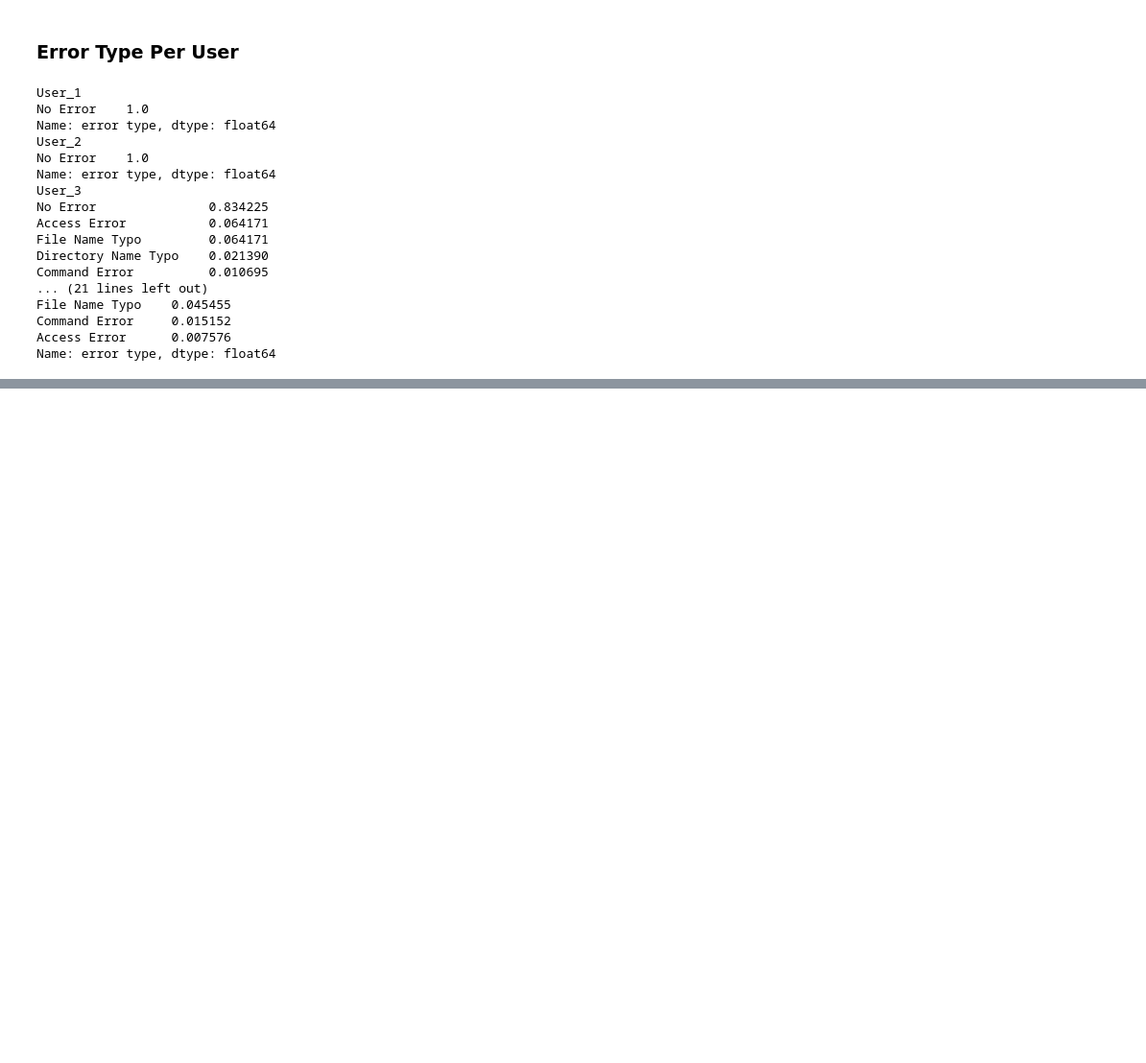
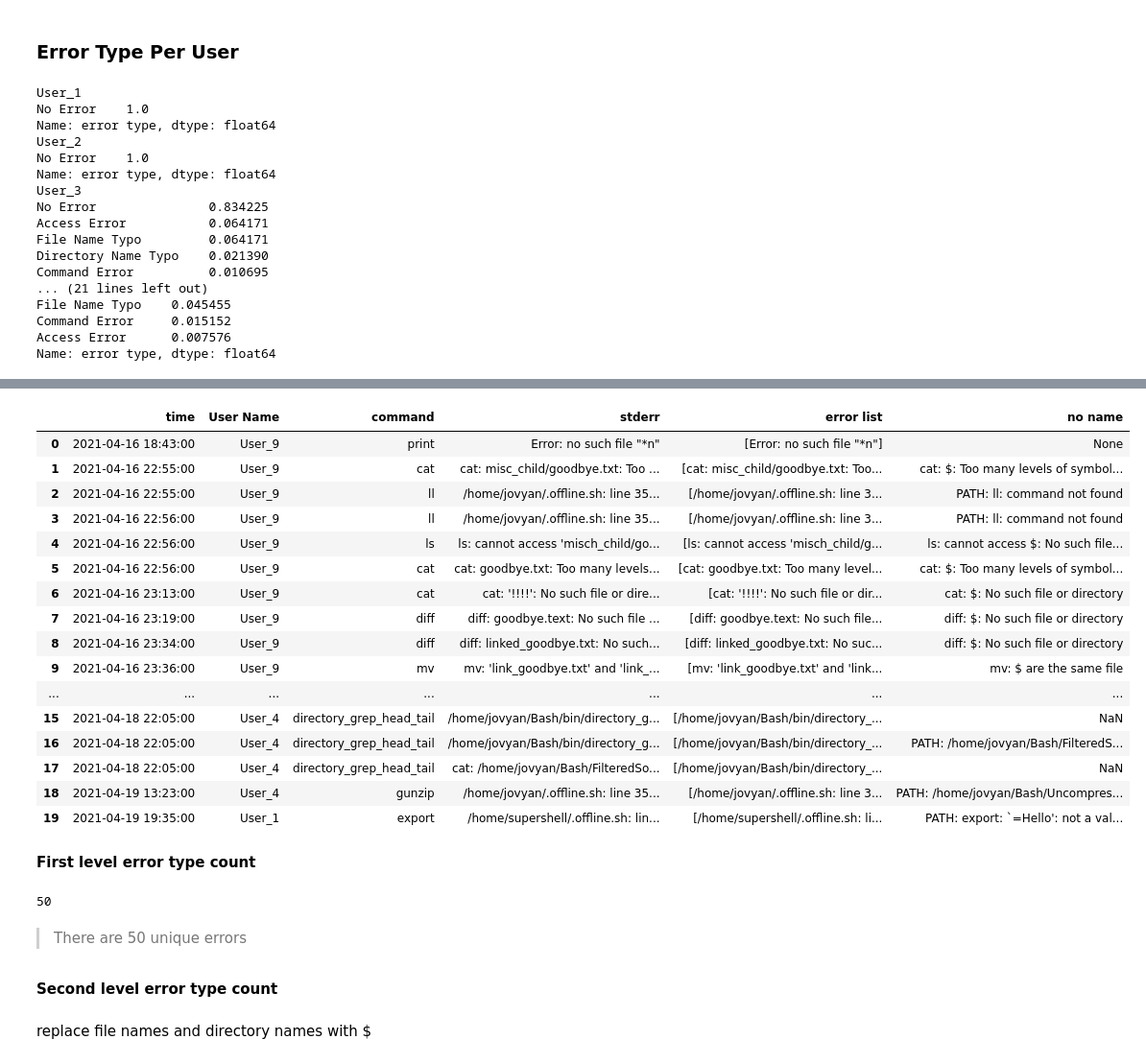
Before and after one commit to GuningShen/error-suggestion, a Jupyter notebook: Error_Analyzer.ipynb, the cells around one changed output, grey strips where cells are left out. Shown at 96% size. Drawn from its saved outputs; the diff is of its cells as text; code cells hidden in the pictures; blank space fills up the shorter version.

```diff
--- a/Error_Analyzer.ipynb
+++ b/Error_Analyzer.ipynb
@@ -286,0 +359,7 @@ Name: error type, dtype: float64
+# %%
+def error_splitter(errors):
+    return errors.splitlines()
+# %%
+unique_error["error list"] = unique_error["stderr"].apply(lambda x: error_splitter(x))
+unique_error_2 = unique_error.copy()
+unique_error_2.head()
@@ -286,0 +373,31 @@ Name: error type, dtype: float64
+# %%
+def error_expander(row):
+    new = []
+    error_list = row["error list"]
+    if (len(error_list) <= 1):
+        return new
+    else:
+        for error in error_list:
+            time = row["time"]
+            user_name = row["User Name"]
+            command = row["command"]
+            to_add = {
+                "time": time,
+                "User Name": user_name,
+                "command": command,
+                "stderr": error,
+                "error list": error_list
+            }
+            new.append(to_add)
+        return new
+# %%
+rows = unique_error.apply(lambda x: error_expander(x), axis=1)
+
+new = []
+for row in rows:
+    if (len(row) > 0):
+        for i in range(len(row)):
+            if (i > 0):
+                new.append(row[i])
+
+new[0:2]
@@ -286,0 +417,38 @@ Name: error type, dtype: float64
+# %%
+new_frame = pd.DataFrame.from_records(new)
+error_expand = pd.concat([unique_error, new_frame], ignore_index=True)
+error_expand.sort_values(by=['time'], inplace=True)
+error_expand.reset_index(drop=True, inplace=True)
+error_expand.head(20)
+# %% [output]
+|  | time | User Name | command | stderr | error list | no name |
+| 0 | 2021-04-16 18:43:00 | User_9 | print | Error: no such file "*n" | [Error: no such file "*n"] | None |
+| 1 | 2021-04-16 22:55:00 | User_9 | cat | cat: misc_child/goodbye.txt: Too ... | [cat: misc_child/goodbye.txt: Too... | cat: $: Too many levels of symbol... |
+| 2 | 2021-04-16 22:55:00 | User_9 | ll | /home/jovyan/.offline.sh: line 35... | [/home/jovyan/.offline.sh: line 3... | PATH: ll: command not found |
+| 3 | 2021-04-16 22:56:00 | User_9 | ll | /home/jovyan/.offline.sh: line 35... | [/home/jovyan/.offline.sh: line 3... | PATH: ll: command not found |
+| 4 | 2021-04-16 22:56:00 | User_9 | ls | ls: cannot access 'misch_child/go... | [ls: cannot access 'misch_child/g... | ls: cannot access $: No such file... |
+| 5 | 2021-04-16 22:56:00 | User_9 | cat | cat: goodbye.txt: Too many levels... | [cat: goodbye.txt: Too many level... | cat: $: Too many levels of symbol... |
+| 6 | 2021-04-16 23:13:00 | User_9 | cat | cat: '!!!!': No such file or dire... | [cat: '!!!!': No such file or dir... | cat: $: No such file or directory |
+| 7 | 2021-04-16 23:19:00 | User_9 | diff | diff: goodbye.text: No such file ... | [diff: goodbye.text: No such file... | diff: $: No such file or directory |
+| 8 | 2021-04-16 23:34:00 | User_9 | diff | diff: linked_goodbye.txt: No such... | [diff: linked_goodbye.txt: No suc... | diff: $: No such file or directory |
+| 9 | 2021-04-16 23:36:00 | User_9 | mv | mv: 'link_goodbye.txt' and 'link_... | [mv: 'link_goodbye.txt' and 'link... | mv: $ are the same file |
+| ... | ... | ... | ... | ... | ... | ... |
+| 15 | 2021-04-18 22:05:00 | User_4 | directory_grep_head_tail | /home/jovyan/Bash/bin/directory_g... | [/home/jovyan/Bash/bin/directory_... | NaN |
+| 16 | 2021-04-18 22:05:00 | User_4 | directory_grep_head_tail | /home/jovyan/Bash/bin/directory_g... | [/home/jovyan/Bash/bin/directory_... | PATH: /home/jovyan/Bash/FilteredS... |
+| 17 | 2021-04-18 22:05:00 | User_4 | directory_grep_head_tail | cat: /home/jovyan/Bash/FilteredSo... | [/home/jovyan/Bash/bin/directory_... | NaN |
+| 18 | 2021-04-19 13:23:00 | User_4 | gunzip | /home/jovyan/.offline.sh: line 35... | [/home/jovyan/.offline.sh: line 3... | PATH: /home/jovyan/Bash/Uncompres... |
+| 19 | 2021-04-19 19:35:00 | User_1 | export | /home/supershell/.offline.sh: lin... | [/home/supershell/.offline.sh: li... | PATH: export: `=Hello': not a val... |
+# %% [markdown]
+**First level error type count**
+# %%
+pd.unique(error_expand["stderr"])
+unique_error_total = len(pd.unique(error_expand["stderr"]))
+print(unique_error_total)
+# %% [output]
+50
+# %% [markdown]
+> There are 50 unique errors
+# %% [markdown]
+**Second level error type count**
+# %% [markdown]
+replace file names and directory names with $
```
Also changed, not shown: parts of 37 cells of this notebook.
